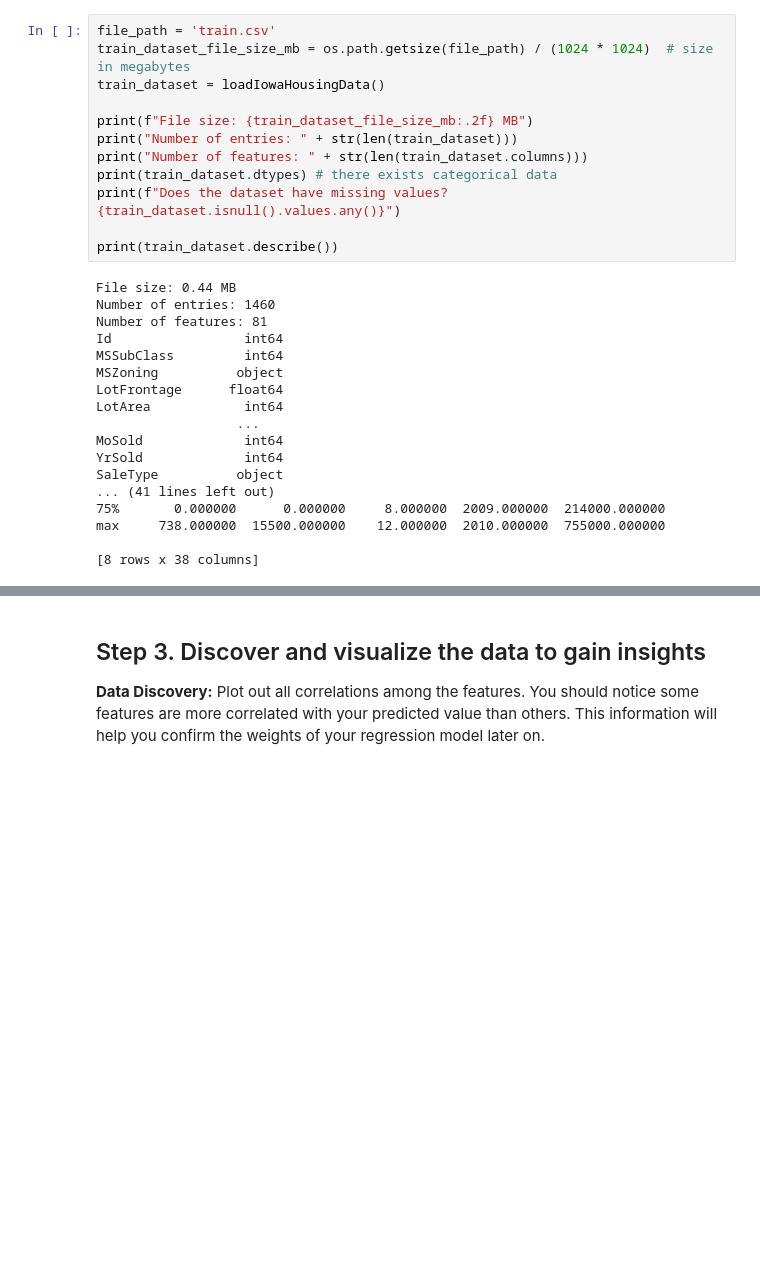
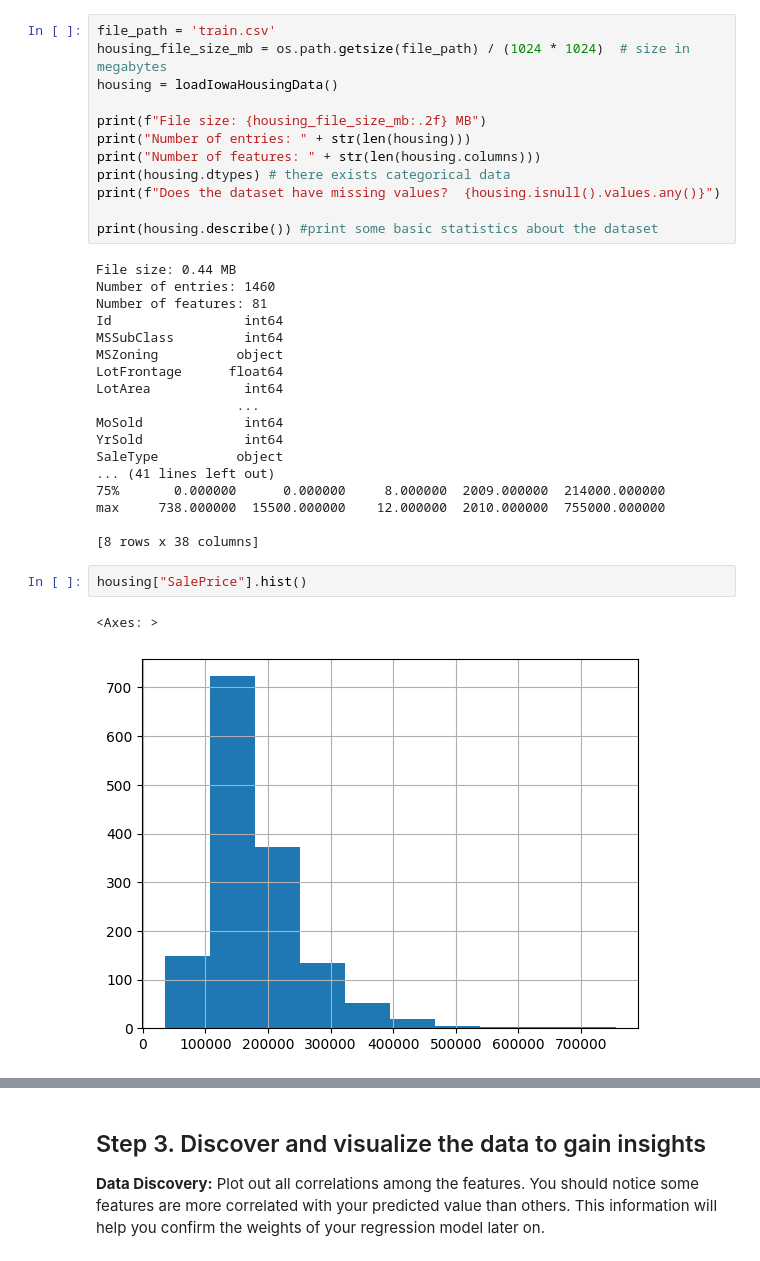
Before and after one commit to cwang12197/cs_4774_ml, a Jupyter notebook: ames_housing_prices/mjq2bt_codeathon_1.ipynb, the cells around one changed output, grey strips where cells are left out. Cells and saved outputs as stored; diff of their text form; blank space fills up the shorter version.

```diff
--- a/ames_housing_prices/mjq2bt_codeathon_1.ipynb
+++ b/ames_housing_prices/mjq2bt_codeathon_1.ipynb
@@ -68,16 +65,16 @@ def loadIowaHousingData():
   return housing
 # %%
 file_path = 'train.csv'
-train_dataset_file_size_mb = os.path.getsize(file_path) / (1024 * 1024)  # size in megabytes
-train_dataset = loadIowaHousingData()
+housing_file_size_mb = os.path.getsize(file_path) / (1024 * 1024)  # size in megabytes
+housing = loadIowaHousingData()
 
-print(f"File size: {train_dataset_file_size_mb:.2f} MB")
-print("Number of entries: " + str(len(train_dataset)))
-print("Number of features: " + str(len(train_dataset.columns)))
-print(train_dataset.dtypes) # there exists categorical data
-print(f"Does the dataset have missing values?  {train_dataset.isnull().values.any()}")
+print(f"File size: {housing_file_size_mb:.2f} MB")
+print("Number of entries: " + str(len(housing)))
+print("Number of features: " + str(len(housing.columns)))
+print(housing.dtypes) # there exists categorical data
+print(f"Does the dataset have missing values?  {housing.isnull().values.any()}")
 
-print(train_dataset.describe())
+print(housing.describe()) #print some basic statistics about the dataset
 # %% [output]
 File size: 0.44 MB
 Number of entries: 1460
@@ -96,3 +93,8 @@ SaleType          object
 max     738.000000  15500.000000    12.000000  2010.000000  755000.000000
 
 [8 rows x 38 columns]
+# %%
+housing["SalePrice"].hist()
+# %% [output]
+<Axes: >
+[figure, added]
```
Also changed, not shown: parts of 10 cells of this notebook.
